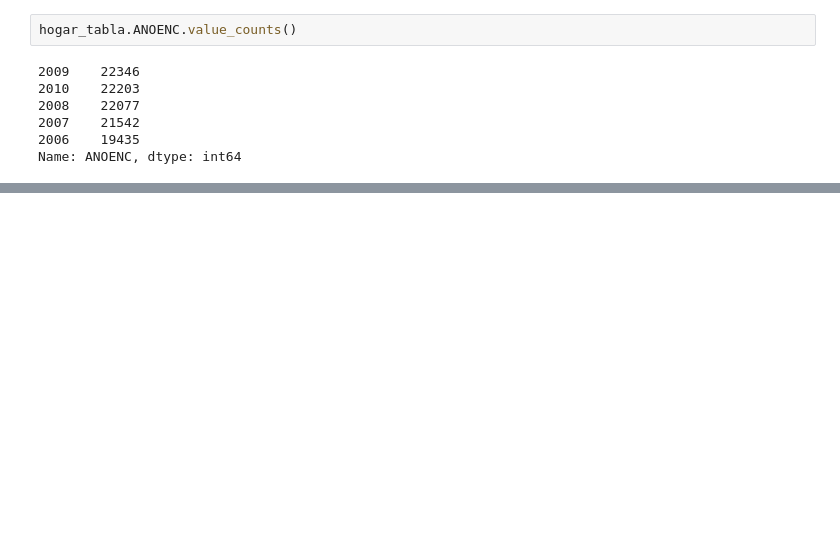
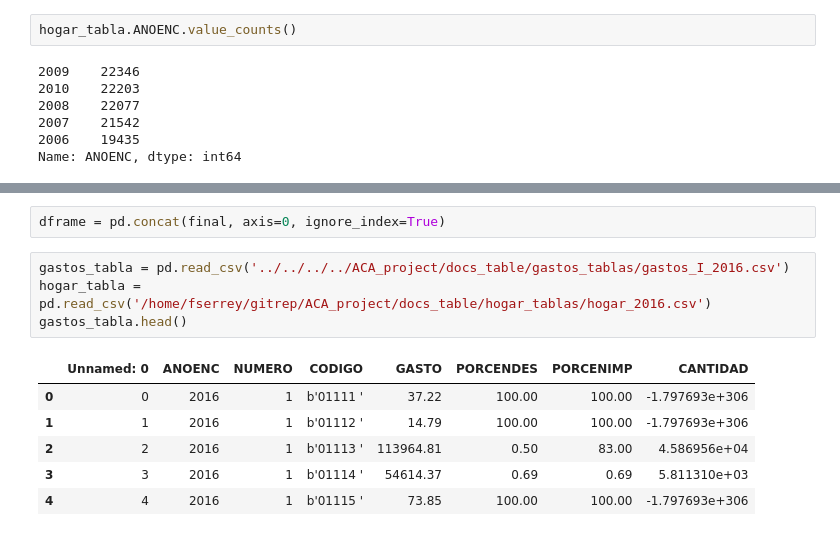
Before and after one commit to fserrey/aca-water-affordability, a Jupyter notebook: notebooks/dec_notebooks/2_auto_read_dump.ipynb, the cells around one changed output, grey strips where cells are left out. Cells and saved outputs as stored; diff of their text form; blank space fills up the shorter version.

```diff
--- a/notebooks/dec_notebooks/2_auto_read_dump.ipynb
+++ b/notebooks/dec_notebooks/2_auto_read_dump.ipynb
@@ -185,0 +197,13 @@ gastos_tabla.head(1)
+# %%
+dframe = pd.concat(final, axis=0, ignore_index=True)
+# %%
+gastos_tabla = pd.read_csv('../../../../ACA_project/docs_table/gastos_tablas/gastos_I_2016.csv')
+hogar_tabla = pd.read_csv('/home/fserrey/gitrep/ACA_project/docs_table/hogar_tablas/hogar_2016.csv')
+gastos_tabla.head()
+# %% [output]
+|  | Unnamed: 0 | ANOENC | NUMERO | CODIGO | GASTO | PORCENDES | PORCENIMP | CANTIDAD |
+| 0 | 0 | 2016 | 1 | b'01111 ' | 37.22 | 100.00 | 100.00 | -1.797693e+306 |
+| 1 | 1 | 2016 | 1 | b'01112 ' | 14.79 | 100.00 | 100.00 | -1.797693e+306 |
+| 2 | 2 | 2016 | 1 | b'01113 ' | 113964.81 | 0.50 | 83.00 | 4.586956e+04 |
+| 3 | 3 | 2016 | 1 | b'01114 ' | 54614.37 | 0.69 | 0.69 | 5.811310e+03 |
+| 4 | 4 | 2016 | 1 | b'01115 ' | 73.85 | 100.00 | 100.00 | -1.797693e+306 |
```
Also changed, not shown: parts of 31 cells of this notebook, 4 other files.
